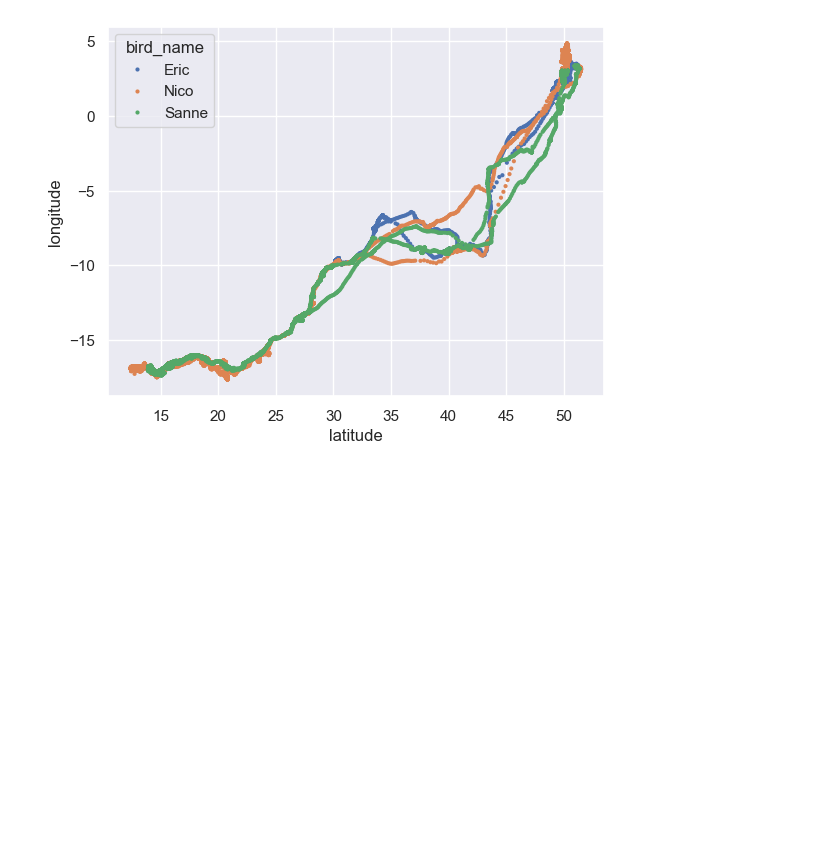
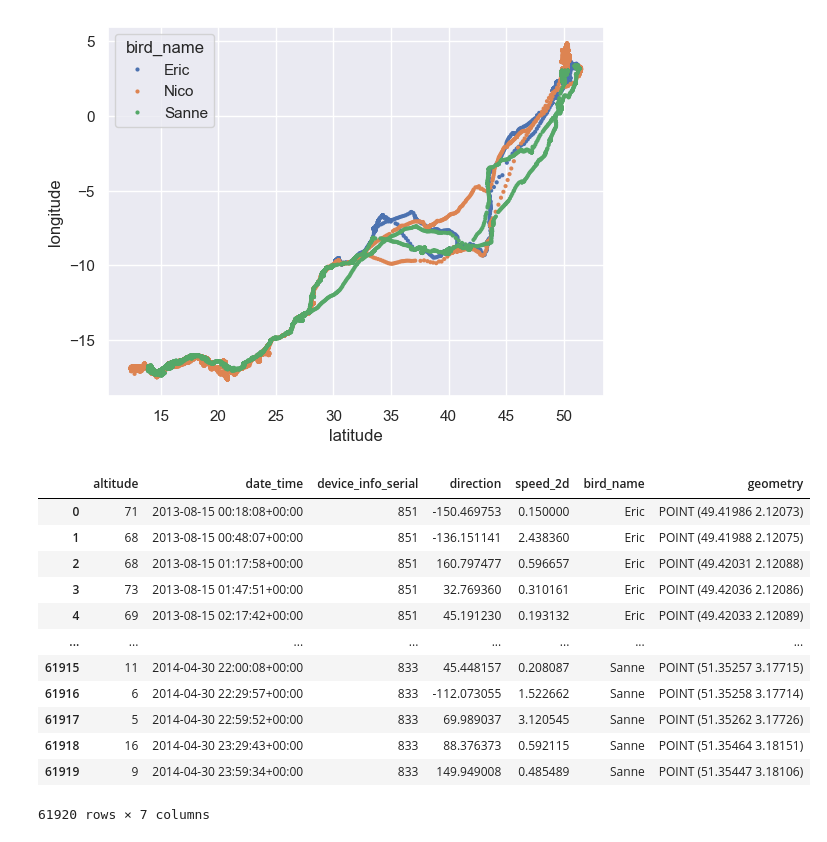
Before and after one commit to MattMacCollum/Bird-Migration, a Jupyter notebook: migration_notebook.ipynb, the cells around one changed output. Cells and saved outputs as stored; diff of their text form; code cells hidden in the pictures; blank space fills up the shorter version.

Commit message:
Testing hvplotting with individual birds

```diff
--- a/migration_notebook.ipynb
+++ b/migration_notebook.ipynb
@@ -77,3 +92,22 @@ sns.scatterplot(data=dat, x='latitude', y='longitude', hue='bird_name', edgecolo
 # %% [output]
 <Axes: xlabel='latitude', ylabel='longitude'>
 [figure]
+# %%
+gdf = gpd.GeoDataFrame(dat.drop(['latitude', 'longitude'], axis=1), crs={'init': 'epsg:4326'},
+geometry=dat.apply(lambda row: shapely.geometry.Point((row.latitude, row.longitude)), axis=1))
+
+gdf
+# %% [output]
+|  | altitude | date_time | device_info_serial | direction | speed_2d | bird_name | geometry |
+| 0 | 71 | 2013-08-15 00:18:08+00:00 | 851 | -150.469753 | 0.150000 | Eric | POINT (49.41986 2.12073) |
+| 1 | 68 | 2013-08-15 00:48:07+00:00 | 851 | -136.151141 | 2.438360 | Eric | POINT (49.41988 2.12075) |
+| 2 | 68 | 2013-08-15 01:17:58+00:00 | 851 | 160.797477 | 0.596657 | Eric | POINT (49.42031 2.12088) |
+| 3 | 73 | 2013-08-15 01:47:51+00:00 | 851 | 32.769360 | 0.310161 | Eric | POINT (49.42036 2.12086) |
+| 4 | 69 | 2013-08-15 02:17:42+00:00 | 851 | 45.191230 | 0.193132 | Eric | POINT (49.42033 2.12089) |
+| ... | ... | ... | ... | ... | ... | ... | ... |
+| 61915 | 11 | 2014-04-30 22:00:08+00:00 | 833 | 45.448157 | 0.208087 | Sanne | POINT (51.35257 3.17715) |
+| 61916 | 6 | 2014-04-30 22:29:57+00:00 | 833 | -112.073055 | 1.522662 | Sanne | POINT (51.35258 3.17714) |
+| 61917 | 5 | 2014-04-30 22:59:52+00:00 | 833 | 69.989037 | 3.120545 | Sanne | POINT (51.35262 3.17726) |
+| 61918 | 16 | 2014-04-30 23:29:43+00:00 | 833 | 88.376373 | 0.592115 | Sanne | POINT (51.35464 3.18151) |
+| 61919 | 9 | 2014-04-30 23:59:34+00:00 | 833 | 149.949008 | 0.485489 | Sanne | POINT (51.35447 3.18106) |
+61920 rows × 7 columns
```
Also changed, not shown: parts of 6 cells of this notebook.
